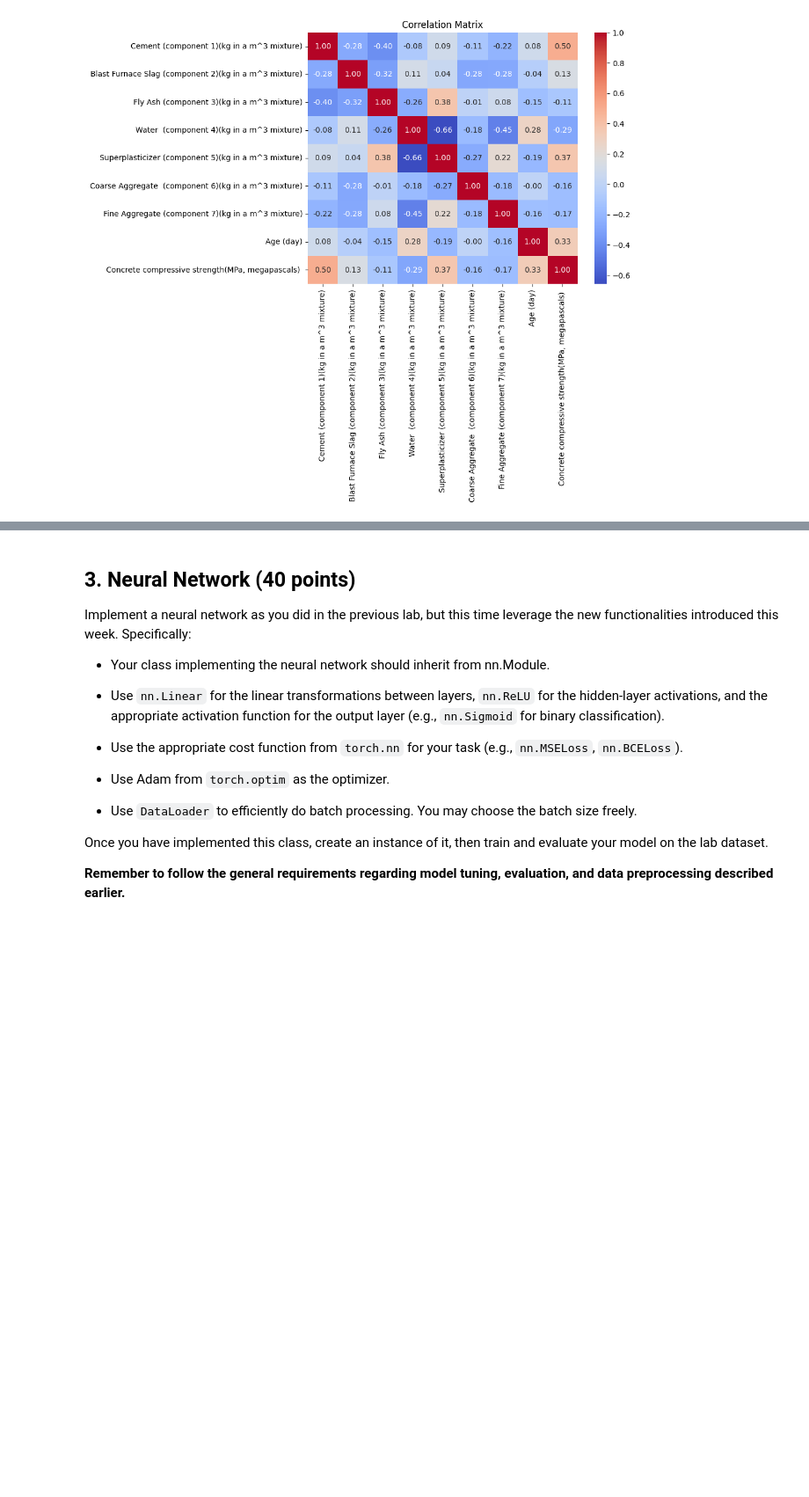
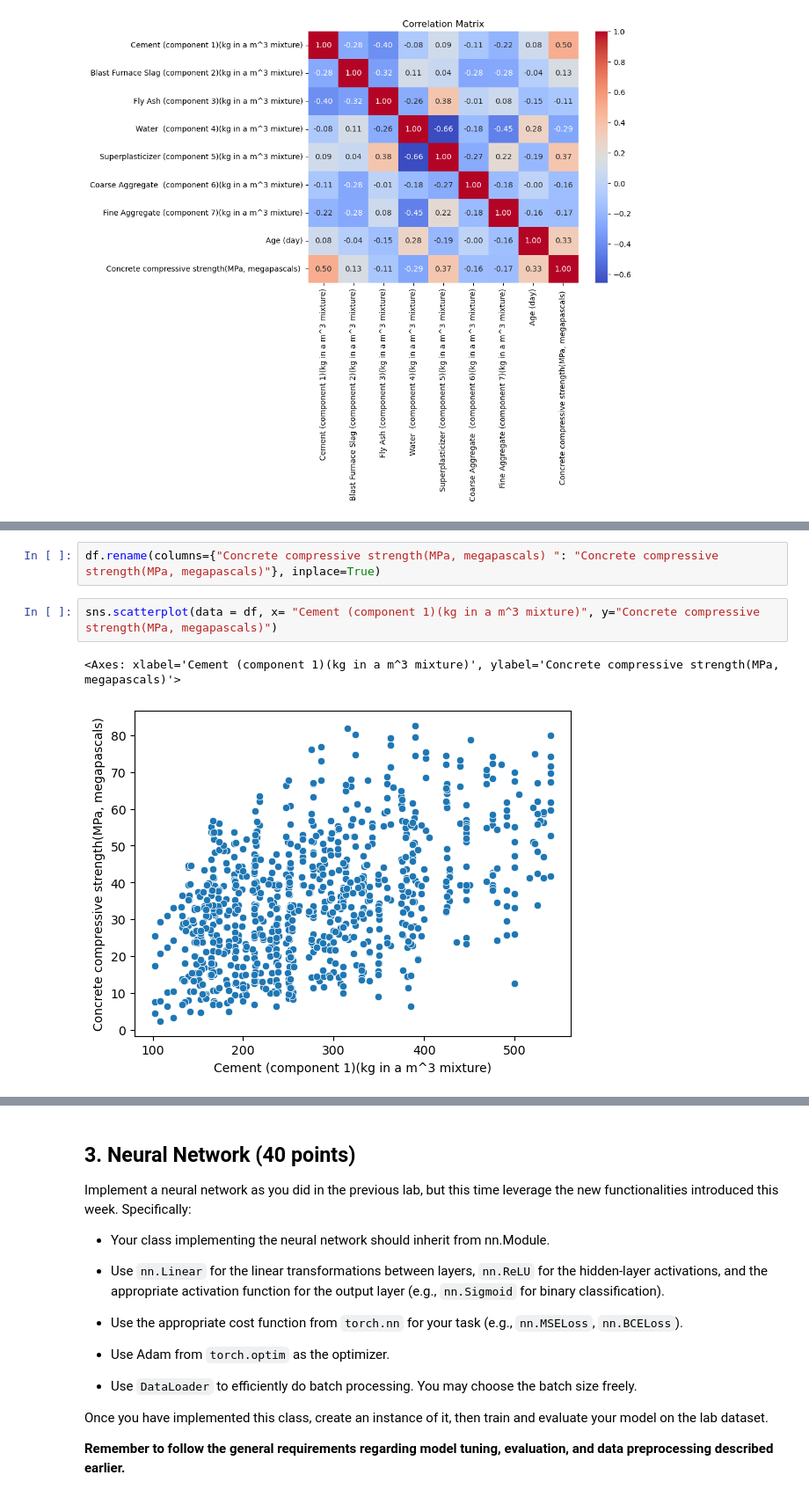
Before and after one commit to rashiadhikarira/ML2_LAB05, a Jupyter notebook: 05-neural-networks-real-data.ipynb, the cells around one changed output, grey strips where cells are left out. Shown at 88% size. Cells and saved outputs as stored; diff of their text form; blank space fills up the shorter version.

```diff
--- a/05-neural-networks-real-data.ipynb
+++ b/05-neural-networks-real-data.ipynb
@@ -95,0 +108,7 @@ plt.show()
+# %%
+df.rename(columns={"Concrete compressive strength(MPa, megapascals) ": "Concrete compressive strength(MPa, megapascals)"}, inplace=True)
+# %%
+sns.scatterplot(data = df, x= "Cement (component 1)(kg in a m^3 mixture)", y="Concrete compressive strength(MPa, megapascals)")
+# %% [output]
+<Axes: xlabel='Cement (component 1)(kg in a m^3 mixture)', ylabel='Concrete compressive strength(MPa, megapascals)'>
+[figure, added]
```
Also changed, not shown: parts of 8 cells of this notebook.
